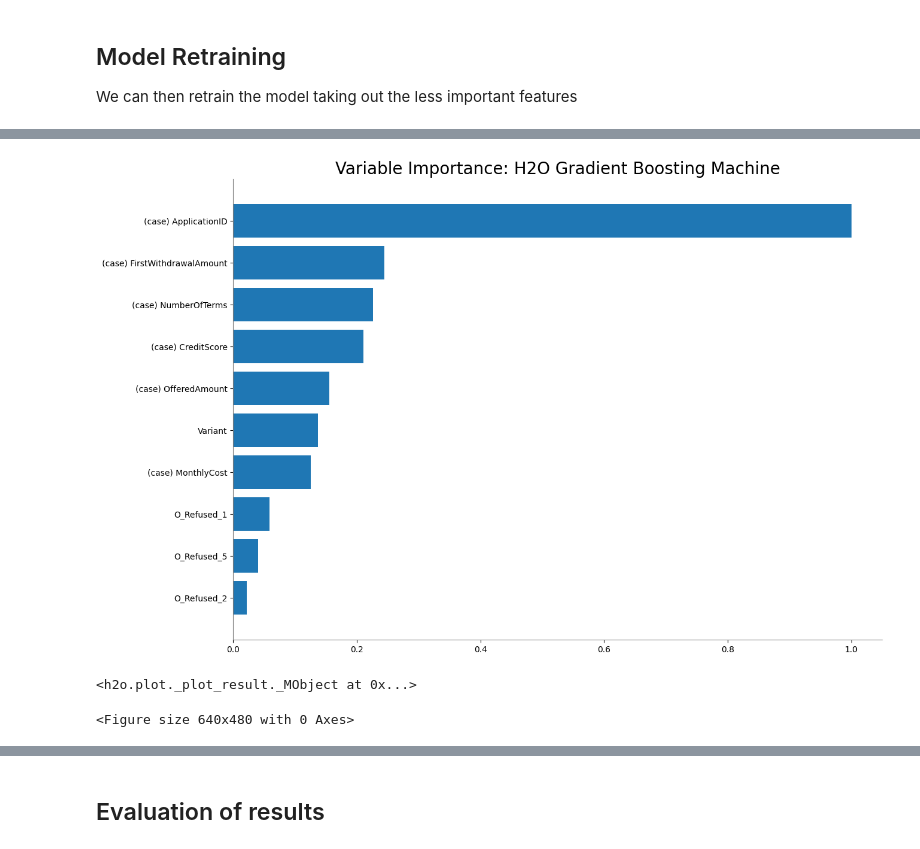
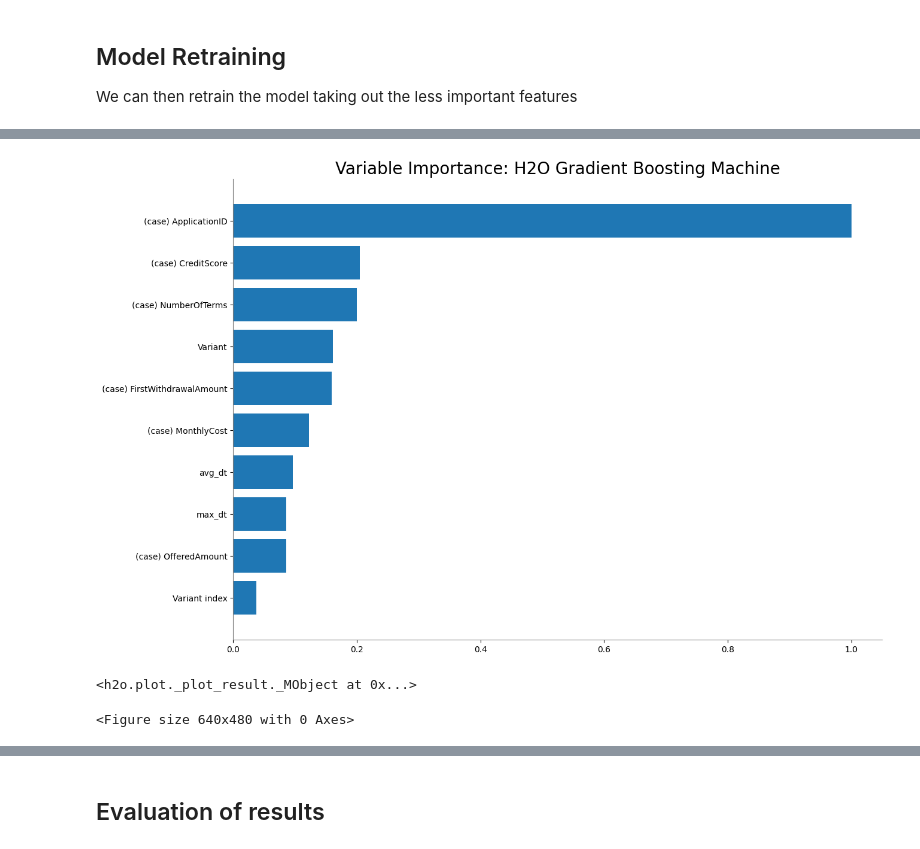
Before and after one commit to leonardomarazzi/IRPBPM_2023, a Jupyter notebook: project_3.ipynb, the cells around one changed output, grey strips where cells are left out. Drawn from its saved outputs; the diff is of its cells as text; code cells hidden in the pictures.

```diff
--- a/project_3.ipynb
+++ b/project_3.ipynb
@@ -503,8 +503,8 @@ aml.leaderboard.head(5)
 [5 rows x 7 columns]
 # %%
-h2o.get_model("GBM_4_AutoML_1_20240118_03702").varimp_plot()
+h2o.get_model("GBM_3_AutoML_9_20240118_82654").varimp_plot()
 # %% [output]
-[figure, old version]
+[figure, new version]
 <h2o.plot._plot_result._MObject at 0x...>
 <Figure size 640x480 with 0 Axes>
 # %%
```
Also changed, not shown: parts of 13 cells of this notebook.
